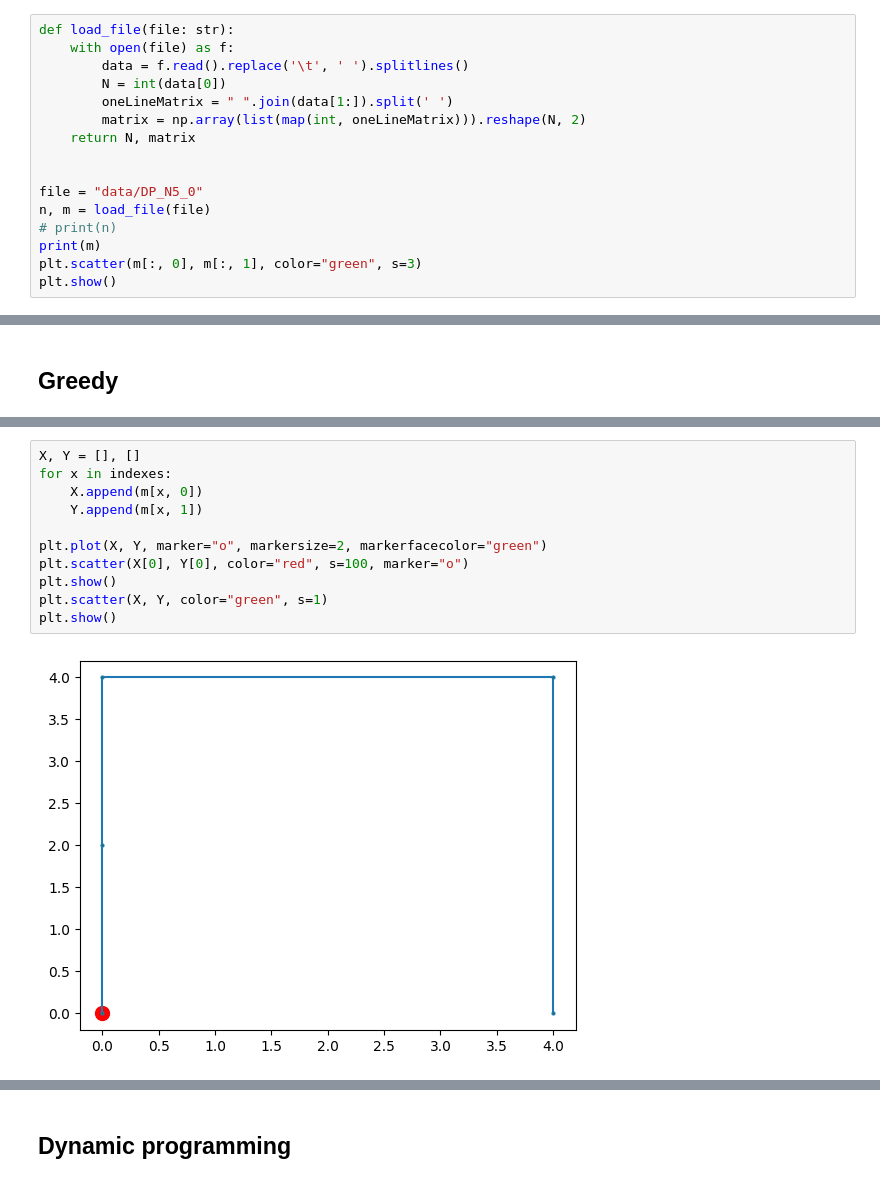
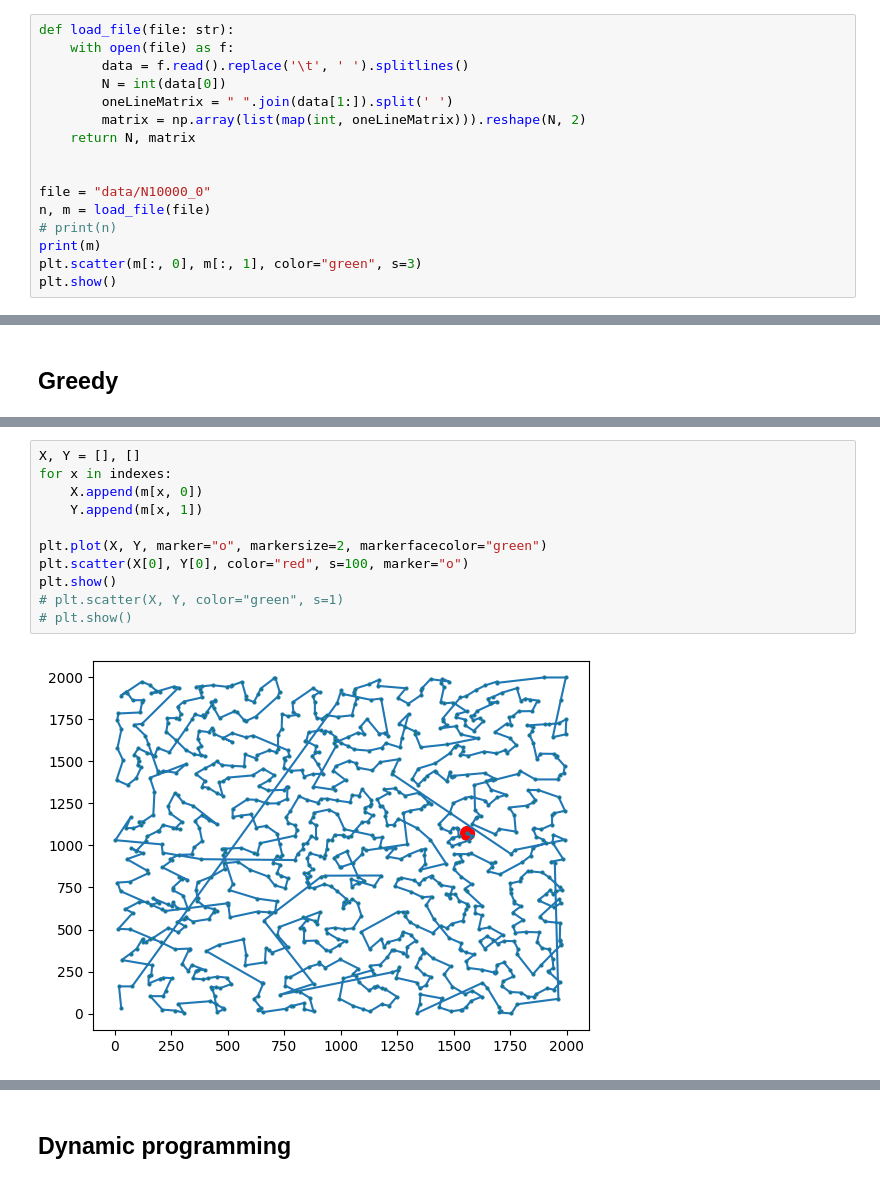
Before and after one commit to bassetmatt-school/INF8775-TP2, a Jupyter notebook: tp2.ipynb, the cells around one changed output, grey strips where cells are left out. Drawn from its saved outputs; the diff is of its cells as text.

```diff
--- a/tp2.ipynb
+++ b/tp2.ipynb
@@ -20,7 +20,7 @@ def load_file(file: str):
     return N, matrix
 
 
-file = "data/DP_N5_0"
+file = "data/N10000_0"
 n, m = load_file(file)
 # print(n)
 print(m)
@@ -85,13 +88,13 @@ Distance : 12
 # %%
 X, Y = [], []
 for x in indexes:
     X.append(m[x, 0])
     Y.append(m[x, 1])
 
 plt.plot(X, Y, marker="o", markersize=2, markerfacecolor="green")
 plt.scatter(X[0], Y[0], color="red", s=100, marker="o")
 plt.show()
-plt.scatter(X, Y, color="green", s=1)
-plt.show()
+# plt.scatter(X, Y, color="green", s=1)
+# plt.show()
 # %% [output]
-[figure, old version]
+[figure, new version]
```
Also changed, not shown: parts of 6 cells of this notebook.
